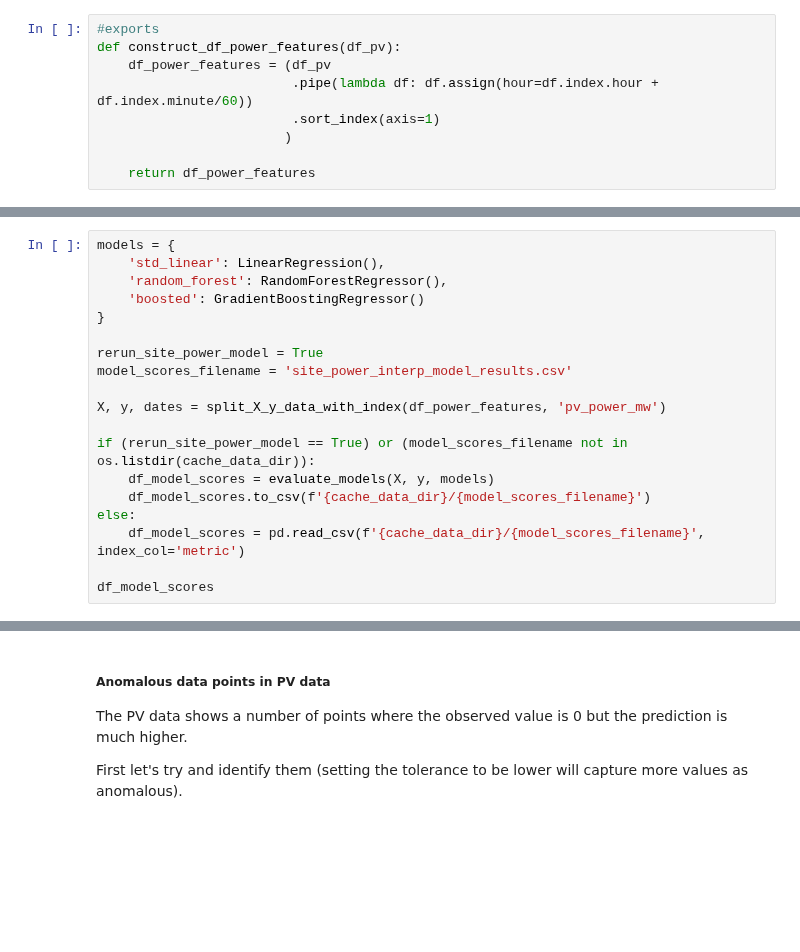
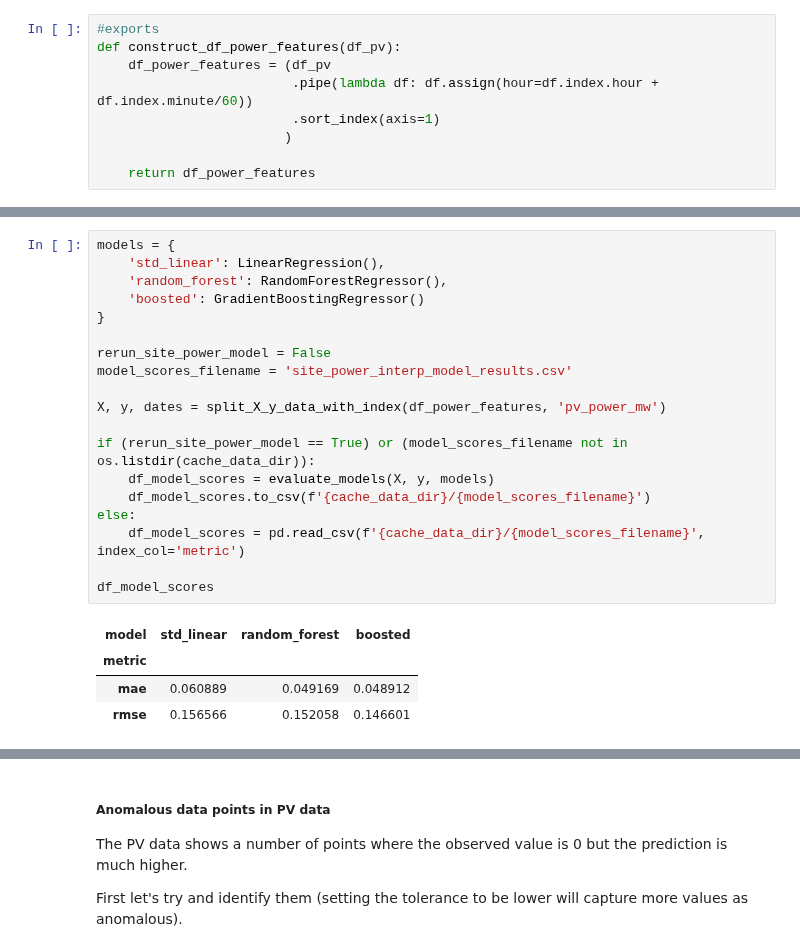
Before and after one commit to AyrtonB/WPD-DS-Challenge, a Jupyter notebook: nbs/02-cleaning.ipynb, the cells around one changed output, grey strips where cells are left out. Drawn from its saved outputs; the diff is of its cells as text; blank space fills up the shorter version.

```diff
--- a/nbs/02-cleaning.ipynb
+++ b/nbs/02-cleaning.ipynb
@@ -607,22 +672,27 @@ df_power_features.head()
 # %%
 models = {
     'std_linear': LinearRegression(),
     'random_forest': RandomForestRegressor(),
     'boosted': GradientBoostingRegressor()
 }
 
-rerun_site_power_model = True
+rerun_site_power_model = False
 model_scores_filename = 'site_power_interp_model_results.csv'
 
 X, y, dates = split_X_y_data_with_index(df_power_features, 'pv_power_mw')
 
 if (rerun_site_power_model == True) or (model_scores_filename not in os.listdir(cache_data_dir)):
     df_model_scores = evaluate_models(X, y, models)
     df_model_scores.to_csv(f'{cache_data_dir}/{model_scores_filename}')
 else:
     df_model_scores = pd.read_csv(f'{cache_data_dir}/{model_scores_filename}', index_col='metric')
 
 df_model_scores
+# %% [output]
+| model | std_linear | random_forest | boosted |
+| metric |  |  |  |
+| mae | 0.060889 | 0.049169 | 0.048912 |
+| rmse | 0.156566 | 0.152058 | 0.146601 |
 # %%
 top_model = df_model_scores.T['rmse'].idxmin()
 df_pred = generate_kfold_preds(X, y, models[top_model])
```
Also changed, not shown: parts of 20 cells of this notebook, 11 other files.
